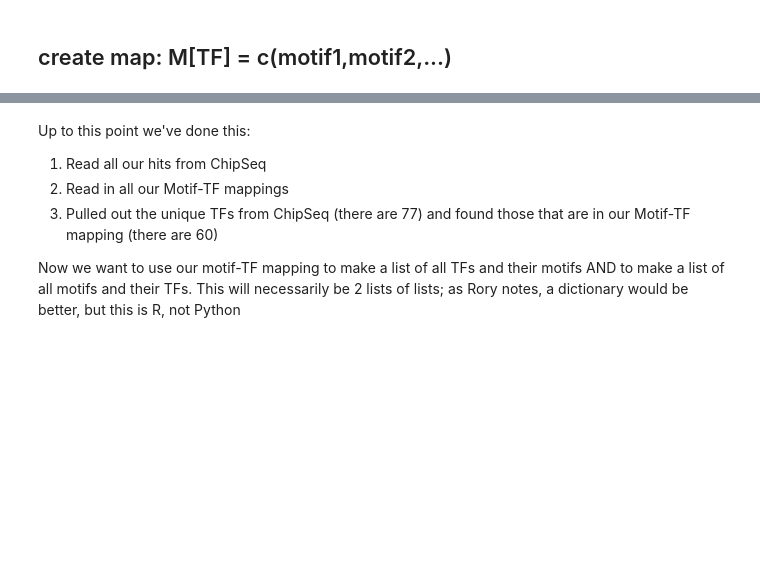
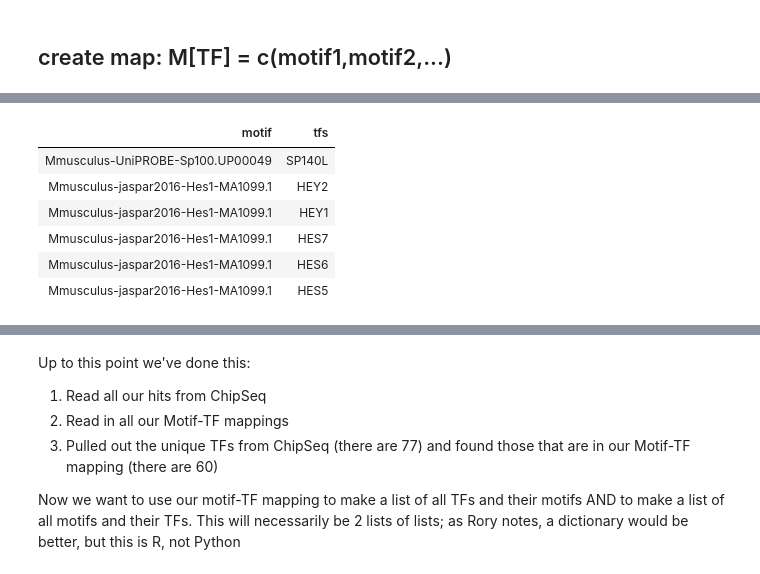
Before and after one commit to PriceLab/trena_footprinting_notebooks, a Jupyter notebook: construct_motif_dataset.ipynb, the cells around one changed output, grey strips where cells are left out. Drawn from its saved outputs; the diff is of its cells as text; code cells hidden in the pictures; blank space fills up the shorter version.

```diff
--- a/construct_motif_dataset.ipynb
+++ b/construct_motif_dataset.ipynb
@@ -39,11 +38,24 @@ Auto-disconnecting PostgreSQLConnection
 # %%
 # see which of the TFs in the chipseq data are mapped to any motifs
-TF.motif.pairs <- read.csv("text_data_files/motif_to_tf_mappings_with_tfclass_include_multiple.csv",
-                            stringsAsFactors=FALSE)
+#TF.motif.pairs <- read.csv("text_data_files/motif_to_tf_mappings_with_tfclass_include_multiple.csv",
+#                            stringsAsFactors=FALSE)
+
+# Change the file to the new mapping and change column names to wha they were before
+    TF.motif.pairs <- readRDS("../BDDS/trenadb/fimo/2017_08_23_Motif_TF_Map.RDS")
+names(TF.motif.pairs) <- c("motif","tfs")
 
 unique.cs.tfs <- unique(chipseq.hits$name)
 cs.tf.nomatches <- unique.cs.tfs[!(unique(unique.cs.tfs) %in% unique(TF.motif.pairs$tfs))]
 cs.tf.matches <- unique.cs.tfs[unique(unique.cs.tfs) %in% unique(TF.motif.pairs$tfs)]
+head(TF.motif.pairs)
+# %% [output]
+| motif | tfs |
+| Mmusculus-UniPROBE-Sp100.UP00049 | SP140L |
+| Mmusculus-jaspar2016-Hes1-MA1099.1 | HEY2 |
+| Mmusculus-jaspar2016-Hes1-MA1099.1 | HEY1 |
+| Mmusculus-jaspar2016-Hes1-MA1099.1 | HES7 |
+| Mmusculus-jaspar2016-Hes1-MA1099.1 | HES6 |
+| Mmusculus-jaspar2016-Hes1-MA1099.1 | HES5 |
 # %%
 length(unique.cs.tfs)
 length(cs.tf.nomatches)
```
Also changed, not shown: parts of 19 cells of this notebook, 18 other files.
